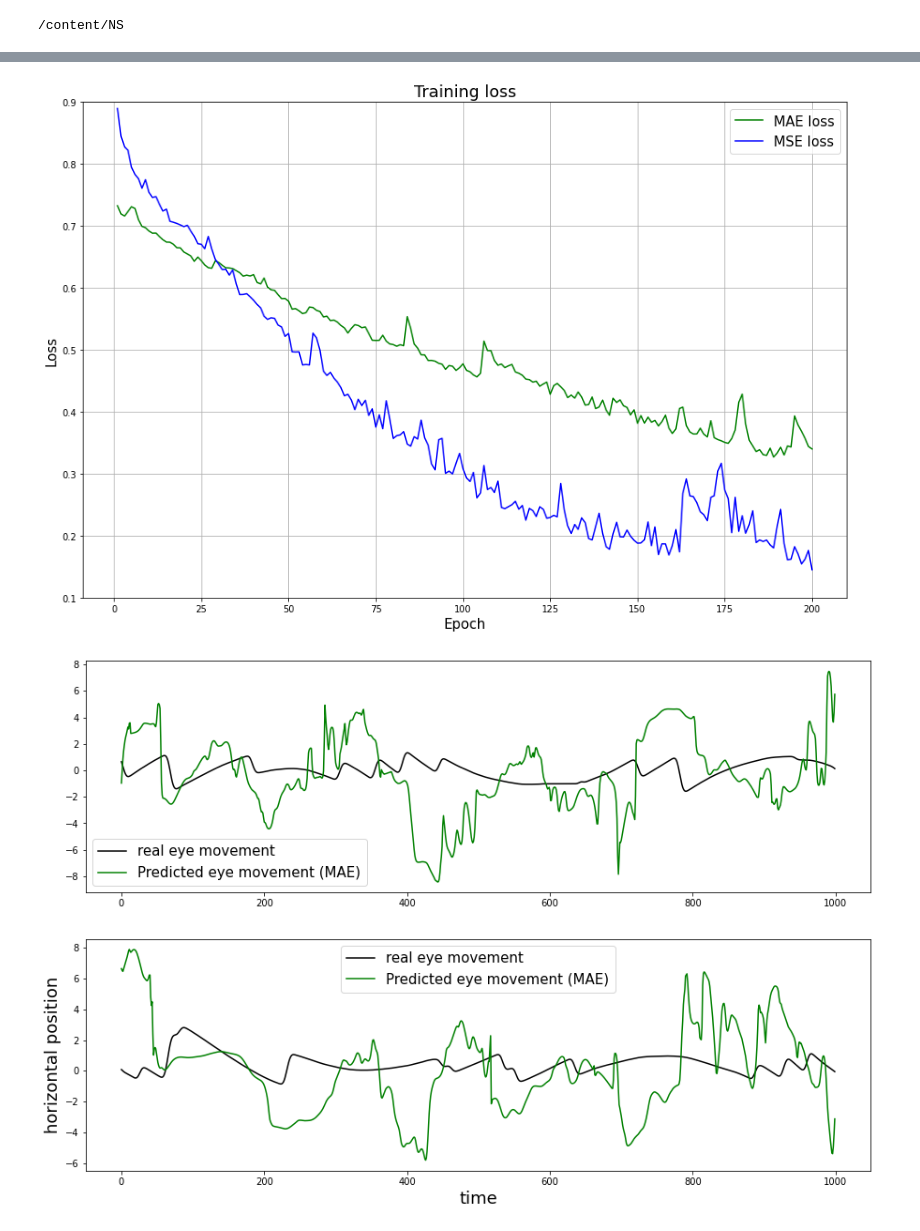
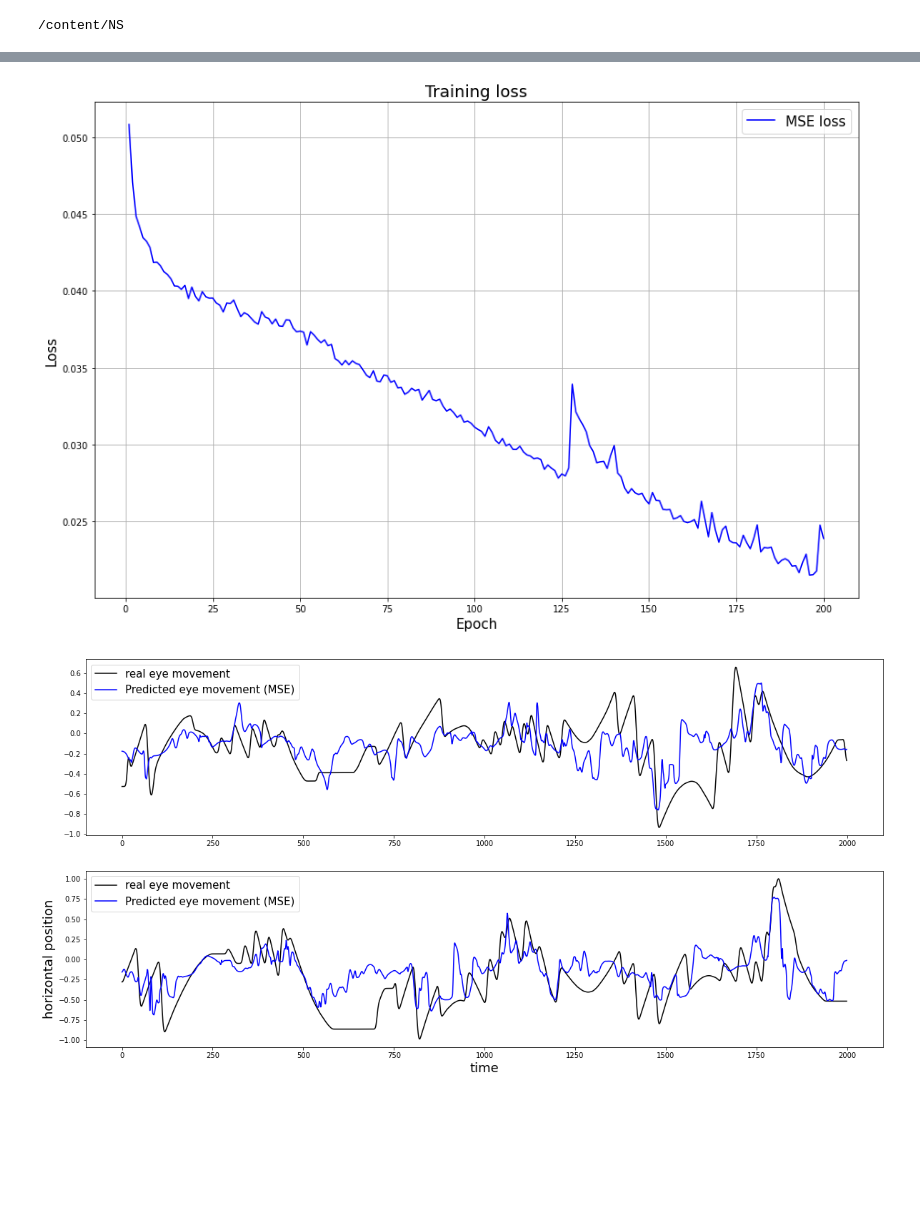
Before and after one commit to YanaMinyaylo/NS, a Jupyter notebook: NN_LSTM_MSE_MinMaxSc.ipynb, the cells around one changed output, grey strips where cells are left out. Drawn from its saved outputs; the diff is of its cells as text; code cells hidden in the pictures; blank space fills up the shorter version.

```diff
--- a/NN_LSTM_MSE_MinMaxSc.ipynb
+++ b/NN_LSTM_MSE_MinMaxSc.ipynb
@@ -80,7 +91,7 @@ plt.plot(x_train)
 features_set = []
 labels = []
 
-n = 80
+n = 60
 k = 1
 
 for i in range(n, len(x_train)):
@@ -134,2 +149,2 @@ from keras.layers import Dropout
 # %%
-# result_MAE = model_MAE.fit(features_set, labels, epochs = 100, batch_size = 32)
+result_MSE1 = model_MSE.fit(features_set, labels, epochs = 100, batch_size = 32)
@@ -154,2 +150,0 @@ model_MSE.compile(optimizer = 'adam', loss = 'mean_squared_error')
-# %%
-result_MSE1 = model_MSE.fit(features_set, labels, epochs = 150, batch_size = 32)
@@ -189,13 +198,11 @@ loss_MSE = np.hstack((loss_history1_mse, loss_history2_mse))
 # %%
 plt.figure(figsize=(15,10))
-plt.plot(np.arange(1, len(loss_MAE)+1), loss_MAE, color = 'green', label = 'MAE loss')
-plt.plot(np.arange(1, len(loss_MSE)+1), loss_MSE, color = 'blue', label = 'MSE loss')
+plt.plot(np.arange(1, len(loss)+1), loss, color = 'blue', label = 'MSE loss')
 plt.title('Training loss',  fontsize=18)
 plt.xlabel('Epoch',  fontsize=15)
 plt.ylabel('Loss',  fontsize=15)
-plt.ylim(0.1, 0.9)
 plt.grid()
 plt.legend(fontsize=15)
 plt.show()
 # %% [output]
-[figure, old version]
+[figure, new version]
@@ -207,29 +209,26 @@ predictions_MSE = scaler.inverse_transform(predictions_MSE)
+# %%
+predictions_MSE = model_MSE.predict(features_set_test)
 # %%
-fig, ax = plt.subplots(ncols=1, nrows = 2, figsize=(15, 10))
-n1 = 0
-n2 = 1000
-n3 = 2000
-n4 = 3000
+fig, ax = plt.subplots(ncols=1, nrows = 2, figsize=(20, 10))
+n1 = 2000
+n2 = 4000
+# n3 = 2000
+n4 = 6000
 
+p = 60
 
-ax[0].plot(y_test[n1:n2], color='black', label='real eye movement')
-ax[0].plot(predictions_MAE[n1:n2], color='green', label='Predicted eye movement (MAE)')
+ax[0].plot(y_test[n1+p:n2+p], color='black', label='real eye movement')
+ax[0].plot(predictions_MSE[n1:n2], color='blue', label='Predicted eye movement (MSE)')
 
-ax[1].plot(y_test[n2:n3], color='black', label='real eye movement')
-ax[1].plot(predictions_MAE[n2:n3], color='green', label='Predicted eye movement (MAE)')
+ax[1].plot(y_test[n2+p:n4+p], color='black', label='real eye movement')
+ax[1].plot(predictions_MSE[n2:n4], color='blue', label='Predicted eye movement (MSE)')
 
-# ax[2].plot(y_test[n3:n4], color='black', label='real eye movement')
-# ax[2].plot(predictions_MAE[n3:n4], color='green', label='Predicted eye movement (MAE)')
-
-# plt.title('Oculogram', fontsize = 20)
 plt.xlabel('time', fontsize=18)
 plt.ylabel('horizontal position', fontsize=18)
 
 ax[0].legend(fontsize=15)
 ax[1].legend(fontsize=15)
-# ax[2].legend(fontsize=15)
-
 
 plt.show()
 # %% [output]
-[figure, old version]
+[figure, new version]
```
Also changed, not shown: parts of 30 cells of this notebook.
